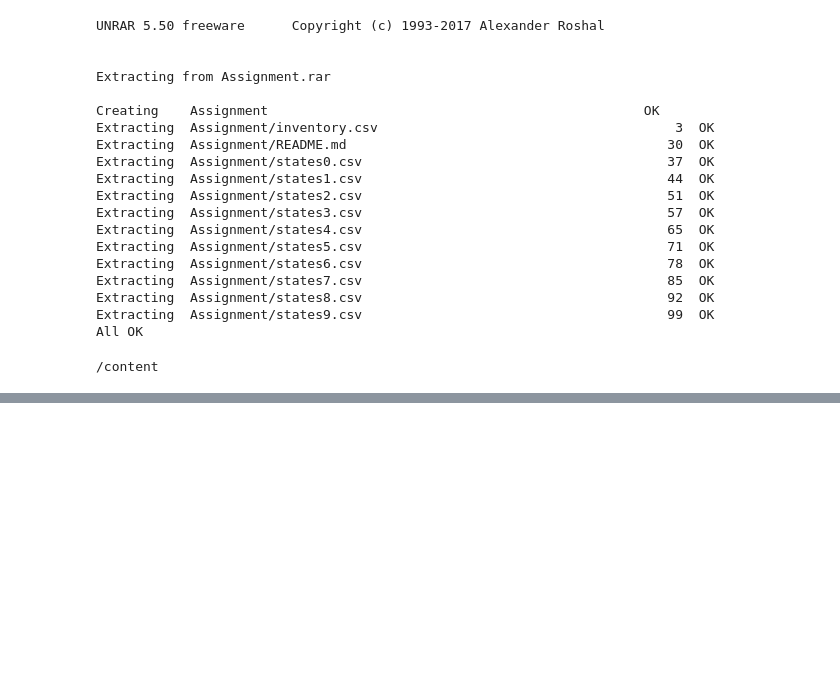
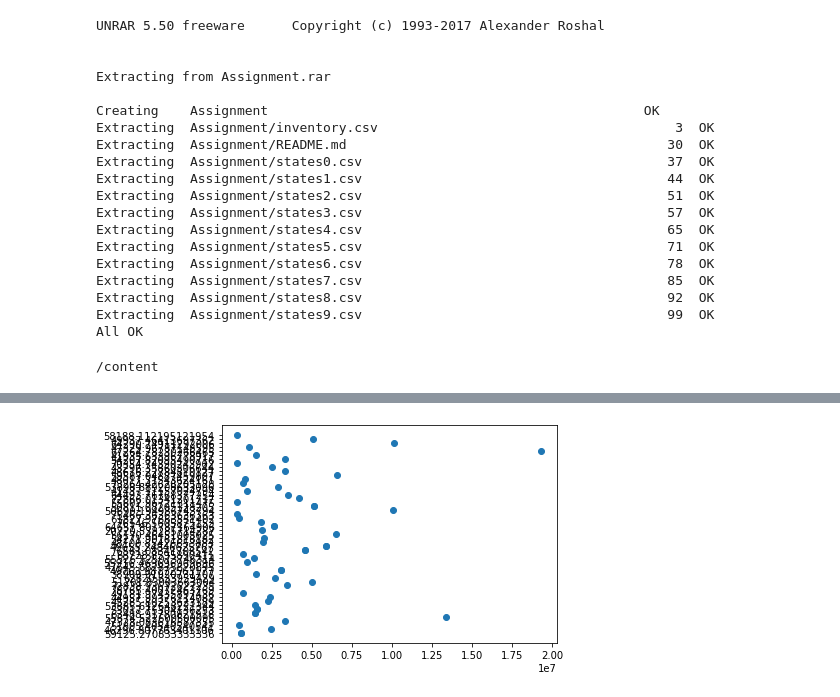
Before and after one commit to ammad19/AI-course-exercises, a Jupyter notebook: pandas_assignment.ipynb, the cells around one changed output, grey strips where cells are left out. Saved outputs shown, nothing was run; the diff lists cells and outputs as text; code cells hidden in the pictures; blank space fills up the shorter version.

```diff
--- a/pandas_assignment.ipynb
+++ b/pandas_assignment.ipynb
@@ -47,0 +130,5 @@ import matplotlib.pyplot as pyplot
+# %%
+pop_split = pd.DataFrame() # Create a temp empty df
+pop_split['male_pop'] = us_census.male_population.str[0:-1]
+pop_split['female_pop'] = us_census.female_population.str[0:-1]
+pop_split.head()
@@ -47,0 +142,3 @@ import matplotlib.pyplot as pyplot
+# %%
+us_census = pd.concat([us_census, pop_split], axis = 1)
+us_census.head()
@@ -47,0 +152,8 @@ import matplotlib.pyplot as pyplot
+# %%
+# Gather the columns we want into the df
+us_census = us_census[['State', 'TotalPop', 'Hispanic', 'White', 'Black',
+       'Native', 'Asian', 'Pacific', 'Income', 'male_pop', 'female_pop',]]
+# Rename the male and female population columns
+us_census.columns = ['State', 'TotalPop', 'Hispanic', 'White', 'Black', 'Native', 'Asian',
+       'Pacific', 'Income', 'male_population', 'female_population']
+us_census.head()
@@ -47,0 +167,4 @@ import matplotlib.pyplot as pyplot
+# %%
+us_census.male_population = pd.to_numeric(us_census.male_population)
+us_census.female_population = pd.to_numeric(us_census.female_population)
+us_census.dtypes
@@ -47,0 +184,5 @@ import matplotlib.pyplot as pyplot
+# %%
+pyplot.scatter(us_census.female_population, us_census.Income)
+pyplot.show()
+# %% [output]
+[figure, added]
```
Also changed, not shown: parts of 20 cells of this notebook.
